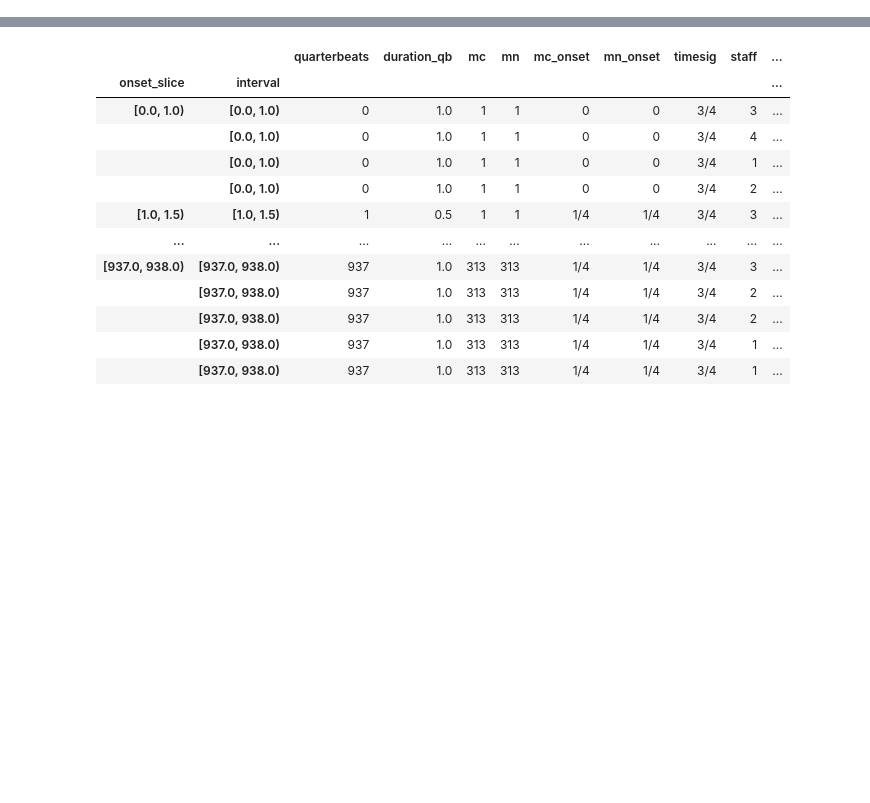
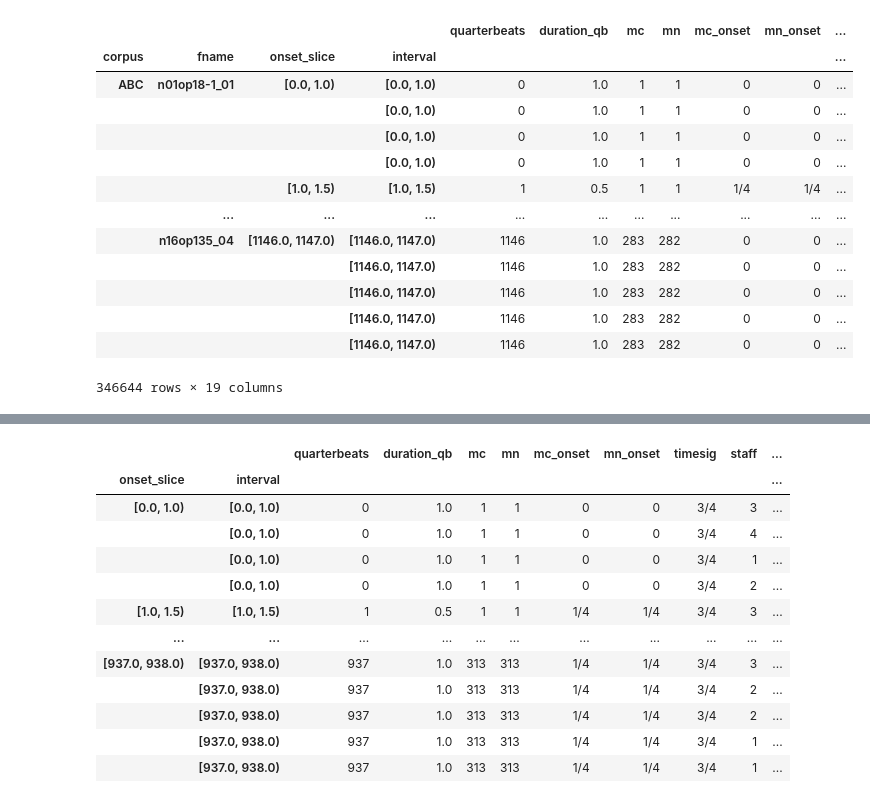
Before and after one commit to DCMLab/dimcat-examples, a Jupyter notebook: chord_slicing_test.ipynb, the cells around one changed output, grey strips where cells are left out. Saved outputs shown, nothing was run; the diff lists cells and outputs as text; code cells hidden in the pictures; blank space fills up the shorter version.

```diff
--- a/chord_slicing_test.ipynb
+++ b/chord_slicing_test.ipynb
@@ -96,0 +123,20 @@ salami_notes = salami.get_facet("notes")
+# %%
+# this takes some time
+salami_crp = dc.NoteSlicer().process_data(corpus)
+salami_notes = salami_crp.get_facet("notes")
+salami_notes
+# %% [output]
+|  |  |  |  | quarterbeats | duration_qb | mc | mn | mc_onset | mn_onset | ... |
+| corpus | fname | onset_slice | interval |  |  |  |  |  |  | ... |
+| ABC | n01op18-1_01 | [0.0, 1.0) | [0.0, 1.0) | 0 | 1.0 | 1 | 1 | 0 | 0 | ... |
+|  |  |  | [0.0, 1.0) | 0 | 1.0 | 1 | 1 | 0 | 0 | ... |
+|  |  |  | [0.0, 1.0) | 0 | 1.0 | 1 | 1 | 0 | 0 | ... |
+|  |  |  | [0.0, 1.0) | 0 | 1.0 | 1 | 1 | 0 | 0 | ... |
+|  |  | [1.0, 1.5) | [1.0, 1.5) | 1 | 0.5 | 1 | 1 | 1/4 | 1/4 | ... |
+|  | ... | ... | ... | ... | ... | ... | ... | ... | ... | ... |
+|  | n16op135_04 | [1146.0, 1147.0) | [1146.0, 1147.0) | 1146 | 1.0 | 283 | 282 | 0 | 0 | ... |
+|  |  |  | [1146.0, 1147.0) | 1146 | 1.0 | 283 | 282 | 0 | 0 | ... |
+|  |  |  | [1146.0, 1147.0) | 1146 | 1.0 | 283 | 282 | 0 | 0 | ... |
+|  |  |  | [1146.0, 1147.0) | 1146 | 1.0 | 283 | 282 | 0 | 0 | ... |
+|  |  |  | [1146.0, 1147.0) | 1146 | 1.0 | 283 | 282 | 0 | 0 | ... |
+346644 rows × 19 columns
```
Also changed, not shown: parts of 24 cells of this notebook.
